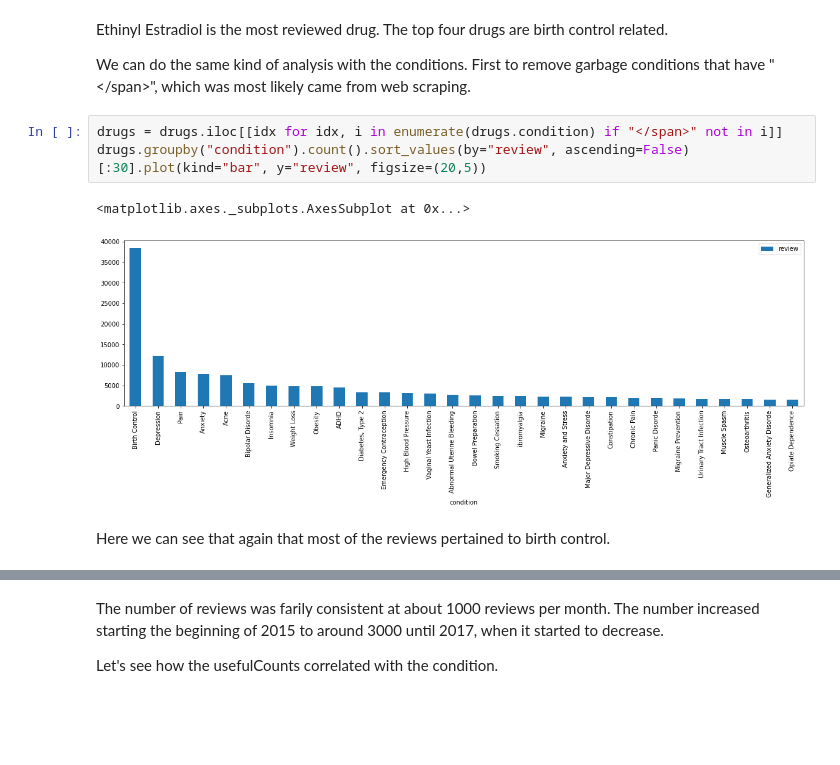
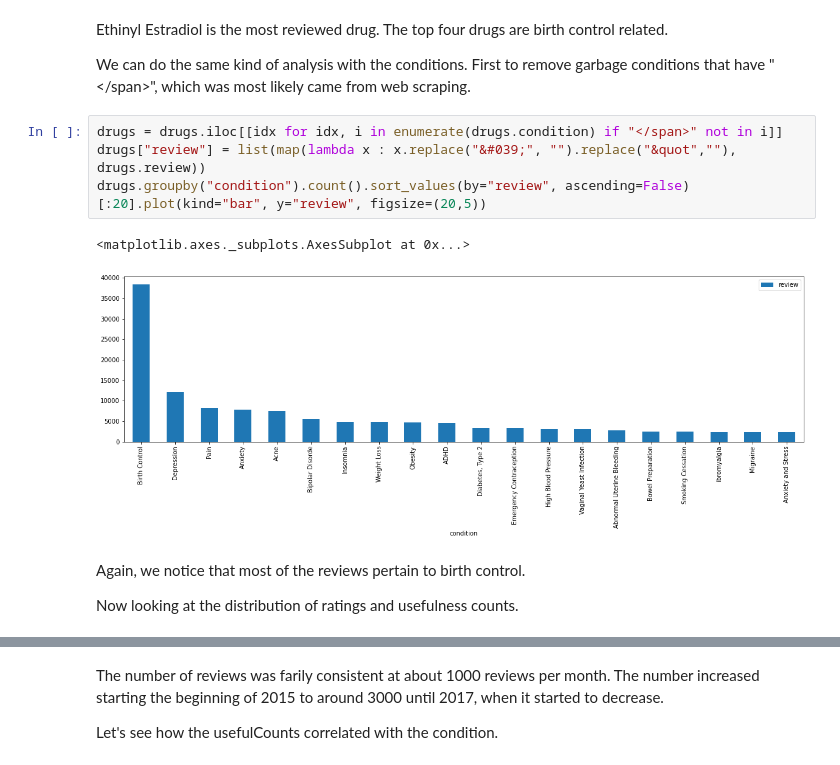
Before and after one commit to kshptl/Drug-Review-Sentiment-Analysis, a Jupyter notebook: EDA.ipynb, the cells around one changed output, grey strips where cells are left out. Drawn from its saved outputs; the diff is of its cells as text; blank space fills up the shorter version.

```diff
--- a/EDA.ipynb
+++ b/EDA.ipynb
@@ -117,9 +127,12 @@ Ethinyl Estradiol is the most reviewed drug. The top four drugs are birth contro
 We can do the same kind of analysis with the conditions. First to remove garbage conditions that have "\</span>", which was most likely came from web scraping.
 # %%
 drugs = drugs.iloc[[idx for idx, i in enumerate(drugs.condition) if "</span>" not in i]]
-drugs.groupby("condition").count().sort_values(by="review", ascending=False)[:30].plot(kind="bar", y="review", figsize=(20,5))
+drugs["review"] = list(map(lambda x : x.replace("&#039;", "").replace("&quot",""), drugs.review))
+drugs.groupby("condition").count().sort_values(by="review", ascending=False)[:20].plot(kind="bar", y="review", figsize=(20,5))
 # %% [output]
 <matplotlib.axes._subplots.AxesSubplot at 0x...>
-[figure, old version]
+[figure, new version]
 # %% [markdown]
-Here we can see that again that most of the reviews pertained to birth control.
+Again, we notice that most of the reviews pertain to birth control.
+
+Now looking at the distribution of ratings and usefulness counts.
```
Also changed, not shown: parts of 10 cells of this notebook, 1 other file.
